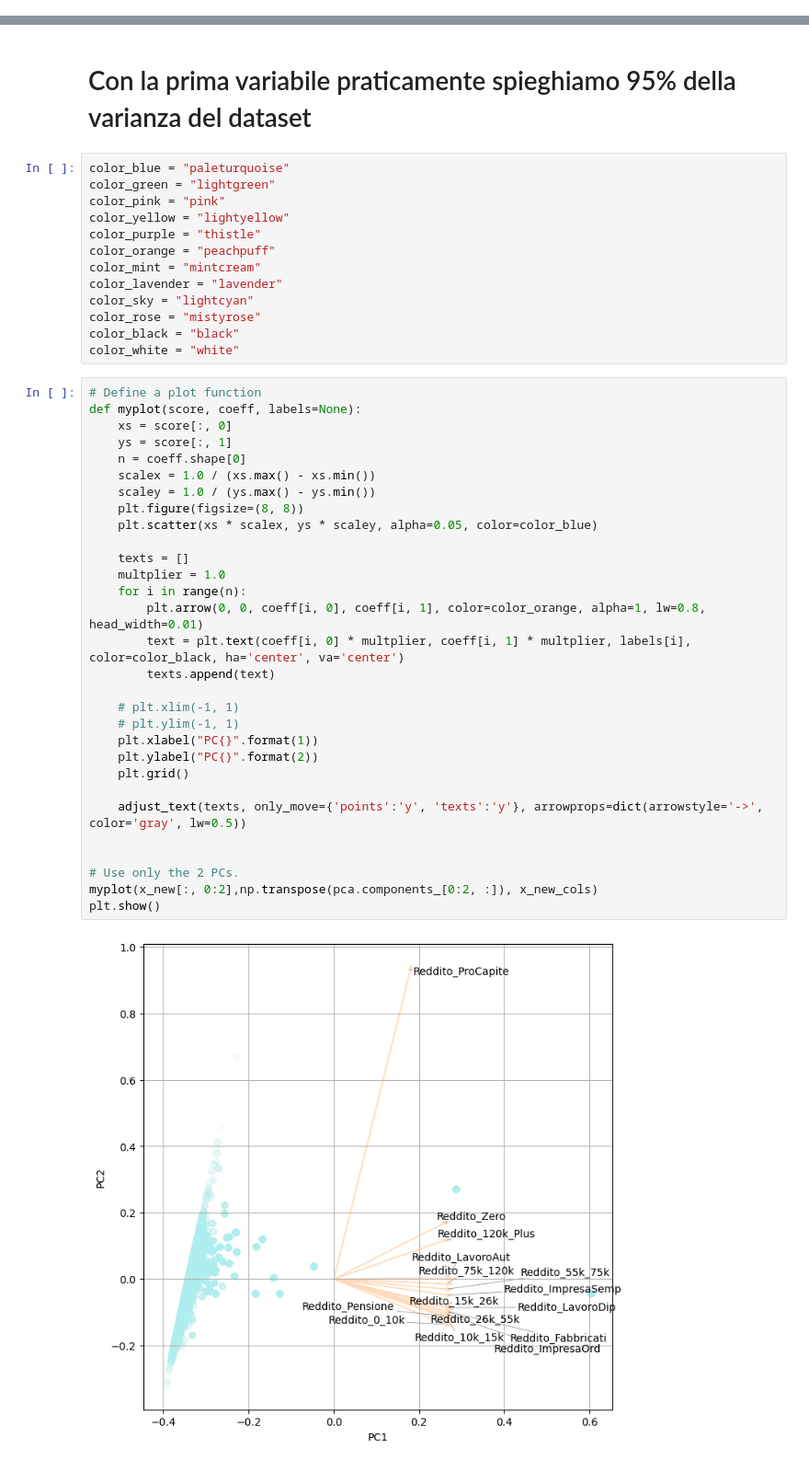
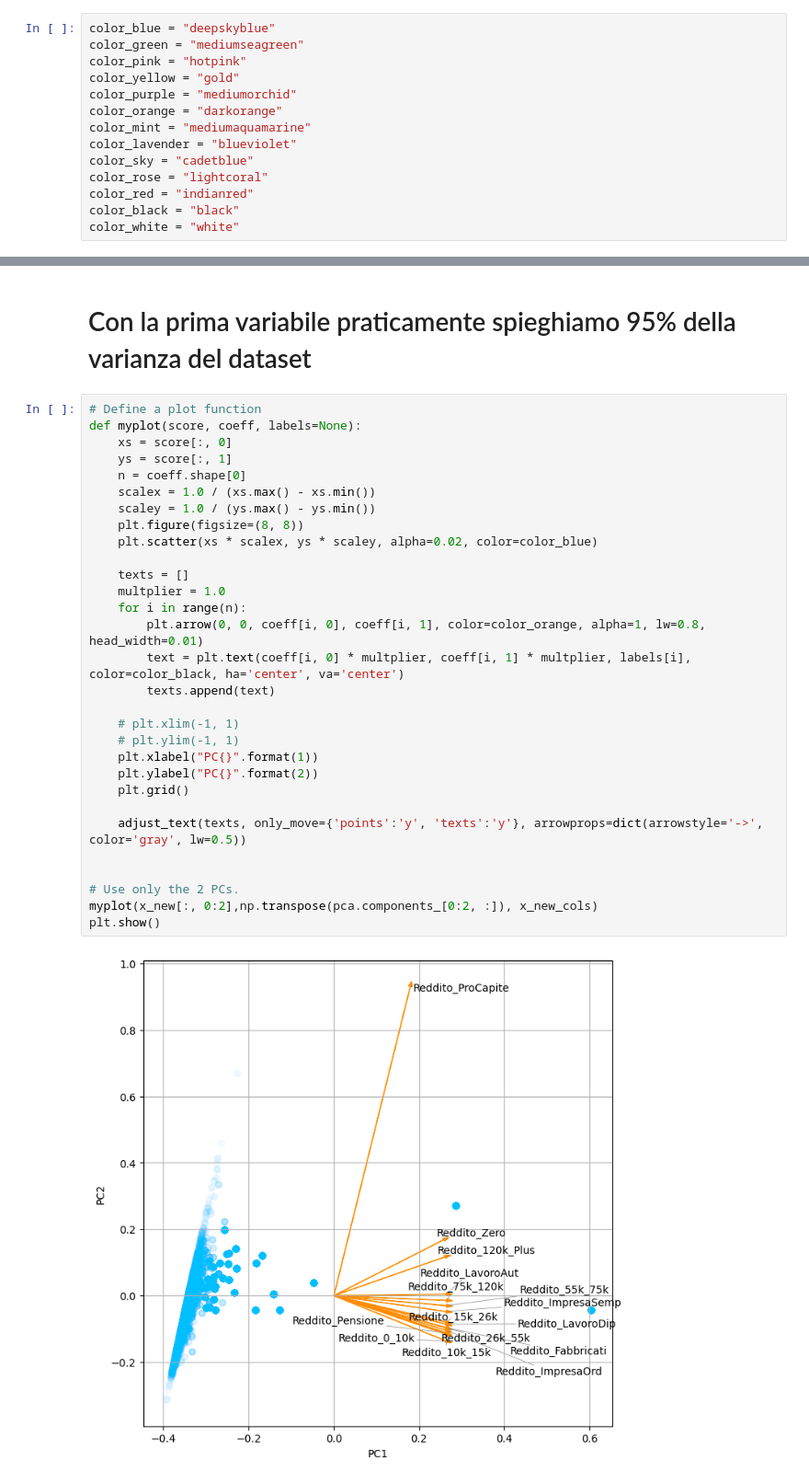
Before and after one commit to leonardoguida/real_estate_predictive_model, a Jupyter notebook: fileexploration.ipynb, the cells around one changed output, grey strips where cells are left out. Shown at 92% size. Cells and saved outputs as stored; diff of their text form.

```diff
--- a/fileexploration.ipynb
+++ b/fileexploration.ipynb
@@ -221,6 +221,20 @@ Data columns (total 98 columns):
  97  Macroarea                                                                                                       55033 non-null  object
 dtypes: float64(72), int64(14), object(12)
 memory usage: 41.1+ MB
+# %%
+color_blue = "deepskyblue"
+color_green = "mediumseagreen"
+color_pink = "hotpink"
+color_yellow = "gold"
+color_purple = "mediumorchid"
+color_orange = "darkorange"
+color_mint = "mediumaquamarine"
+color_lavender = "blueviolet"
+color_sky = "cadetblue"
+color_rose = "lightcoral"
+color_red = "indianred"
+color_black = "black"
+color_white = "white"
 # %% [markdown]
 ## PCA su variabili economiche e PCA su variabili turistiche
 # %%
@@ -301,50 +315,37 @@ plt.show()
 # %% [markdown]
 # Con la prima variabile praticamente spieghiamo 95% della varianza del dataset
-# %%
-color_blue = "paleturquoise"
-color_green = "lightgreen"
-color_pink = "pink"
-color_yellow = "lightyellow"
-color_purple = "thistle"
-color_orange = "peachpuff"
-color_mint = "mintcream"
-color_lavender = "lavender"
-color_sky = "lightcyan"
-color_rose = "mistyrose"
-color_black = "black"
-color_white = "white"
 # %%
 # Define a plot function
 def myplot(score, coeff, labels=None):
     xs = score[:, 0]
     ys = score[:, 1]
     n = coeff.shape[0]
     scalex = 1.0 / (xs.max() - xs.min())
     scaley = 1.0 / (ys.max() - ys.min())
     plt.figure(figsize=(8, 8))
-    plt.scatter(xs * scalex, ys * scaley, alpha=0.05, color=color_blue)
+    plt.scatter(xs * scalex, ys * scaley, alpha=0.02, color=color_blue)
 
     texts = []
     multplier = 1.0
     for i in range(n):
         plt.arrow(0, 0, coeff[i, 0], coeff[i, 1], color=color_orange, alpha=1, lw=0.8, head_width=0.01)
         text = plt.text(coeff[i, 0] * multplier, coeff[i, 1] * multplier, labels[i], color=color_black, ha='center', va='center')
         texts.append(text)
 
     # plt.xlim(-1, 1)
     # plt.ylim(-1, 1)
     plt.xlabel("PC{}".format(1))
     plt.ylabel("PC{}".format(2))
     plt.grid()
 
     adjust_text(texts, only_move={'points':'y', 'texts':'y'}, arrowprops=dict(arrowstyle='->', color='gray', lw=0.5))
 
 
 # Use only the 2 PCs.
 myplot(x_new[:, 0:2],np.transpose(pca.components_[0:2, :]), x_new_cols)
 plt.show()
 # %% [output]
-[figure, old version]
+[figure, new version]
 # %%
 # Find index where cumulative explained variance is greater than a desired explained variance
 desidered_explained_variance = 0.8
```
Also changed, not shown: parts of 2 cells of this notebook.
